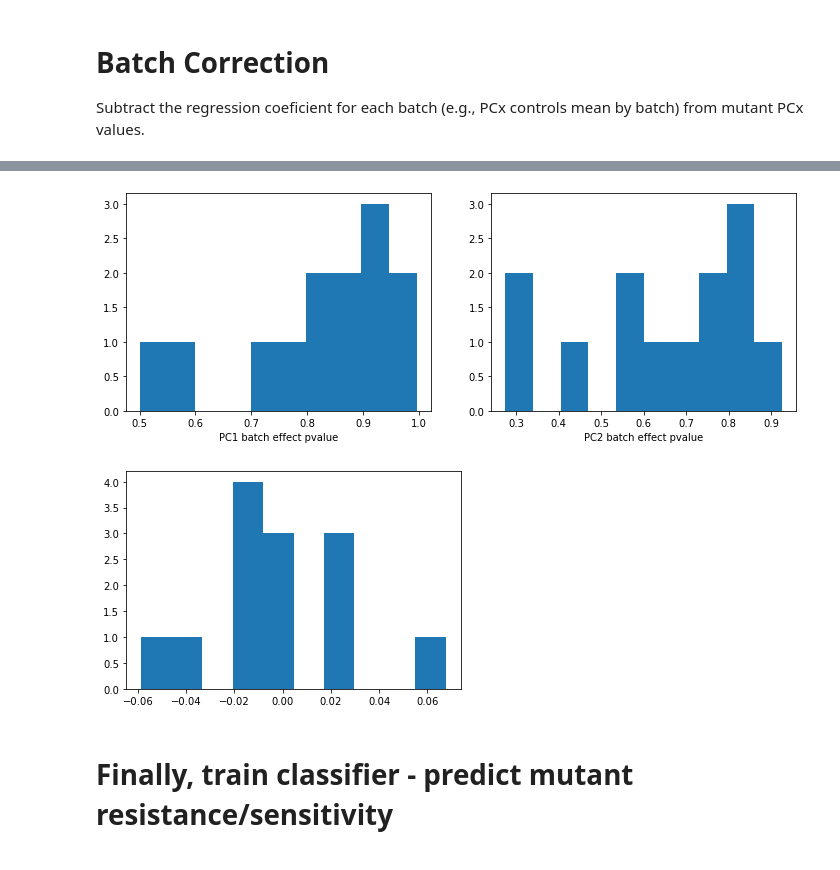
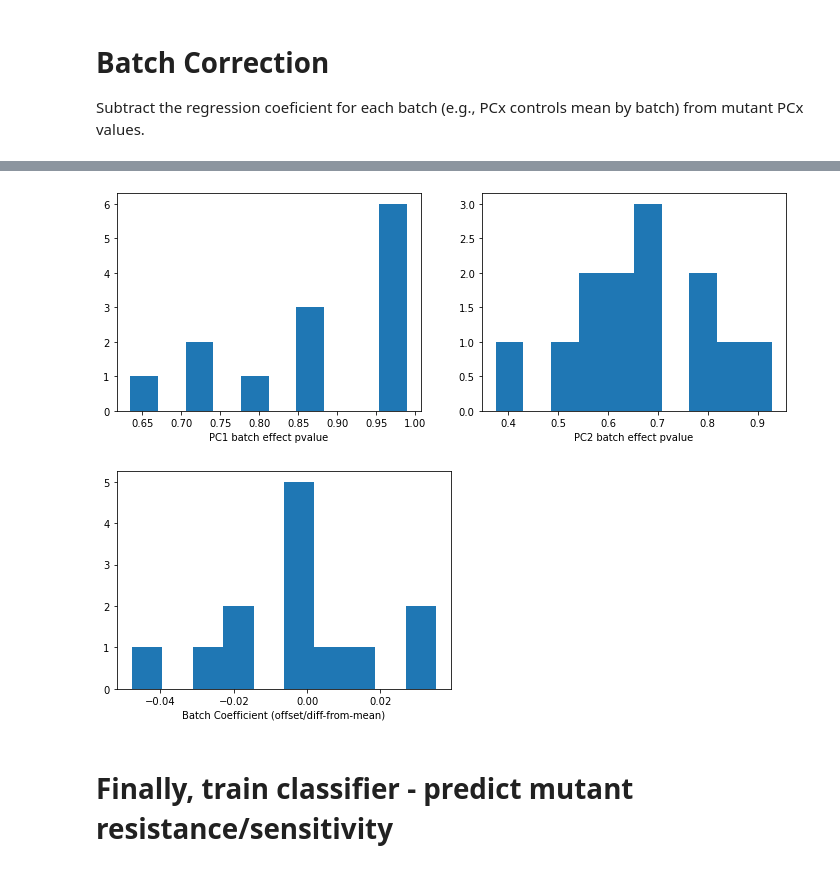
Before and after one commit to nathanieljevans/live_cell_reporter_imaging, a Jupyter notebook: tutorial.ipynb, the cells around one changed output, grey strips where cells are left out. Cells and saved outputs as stored; diff of their text form; code cells hidden in the pictures.

Commit message:
data output milestone; lcri_results_04-08-21.zip on onedrive

```diff
--- a/tutorial.ipynb
+++ b/tutorial.ipynb
@@ -23,7 +23,8 @@ sys.path.append('./src/')
 class EFM_neratinib:
     def __init__(self):
         self.load = ['normalized']
-        self.data = ['./data/HER2_EFM192A_data_11-1-21/']
+        #self.data = ['./data/HER2_EFM192A_data_11-1-21/']
+        self.data = ['./data/HER2_EFM192A_data_v2/']
         self.drug = ['neratinib']
         self.resample_sz = [125]
         self.nclus = [10]
@@ -35,7 +36,8 @@ class EFM_neratinib:
 class EFM_trastuzumab:
     def __init__(self):
         self.load = ['normalized']
-        self.data = ['./data/HER2_EFM192A_data_11-1-21/']
+        #self.data = ['./data/HER2_EFM192A_data_11-1-21/']
+        self.data = ['./data/HER2_EFM192A_data_v2/']
         self.drug = ['trastuzumab']
         self.resample_sz = [100]
         self.nclus = [15]
@@ -47,7 +49,7 @@ class EFM_trastuzumab:
 class SKB_neratinib:
     def __init__(self):
         self.load = ['normalized']
-        self.data = ['./data/HER2_SKBR3_data_6-7-21/']
+        self.data = ['./data/HER2_SKBR3_data_04-07-22/']
         self.drug = ['neratinib']
         self.resample_sz = [100]
         self.nclus = [15]
@@ -59,7 +61,7 @@ class SKB_neratinib:
 class SKB_trastuzumab:
     def __init__(self):
         self.load = ['normalized']
-        self.data = ['./data/HER2_SKBR3_data_6-7-21/']
+        self.data = ['./data/HER2_SKBR3_data_04-07-22/']
         self.drug = ['trastuzumab']
         self.resample_sz = [125]
         self.nclus = [10]
@@ -141,5 +228,6 @@ PC shape: (252, 2)
 # Add the `cell counts`
 # %%
 cell_cnts = data.groupby(['mutant', 'drug', 'dataset'])['track_index'].count().reset_index().rename({'track_index':'cell_count'}, axis=1).assign(dataset=lambda x: x.dataset.str.upper())
-cell_cnts
+res = res.merge(cell_cnts, left_on=['mutant', 'treatment', 'batch'], right_on=['mutant', 'drug', 'dataset'], how='left', validate='1:1').drop(['drug', 'dataset'], axis=1)
+res
 # %% [output]
@@ -245,2 +271,0 @@ res
-# %%
-res = res.merge(cell_cnts, left_on=['mutant', 'treatment', 'cell_line'], right_on=['mutant', 'drug', 'cell_line'], how='left', validate='1:1').drop(['drug'], axis=1)
@@ -307,14 +314,18 @@ axes[1].hist(batch_res.pc2_pval, bins=10)
 axes[1].set_xlabel('PC2 batch effect pvalue')
 plt.show()
 # %% [output]
-[figure, old version]
+[figure, new version]
 # %%
 # batch effect sizes
+
+# large values (> 0.1-0.2) indicate a significant effect size
+
 plt.figure()
 plt.hist(batch_res.pc1_coef)
+plt.xlabel('Batch Coefficient (offset/diff-from-mean)')
 plt.show()
 # %% [output]
-[figure, old version]
+[figure, new version]
 # %% [markdown]
 # Finally, train classifier - predict mutant resistance/sensitivity
 # %%
```
Also changed, not shown: parts of 35 cells of this notebook, 7 other files.
